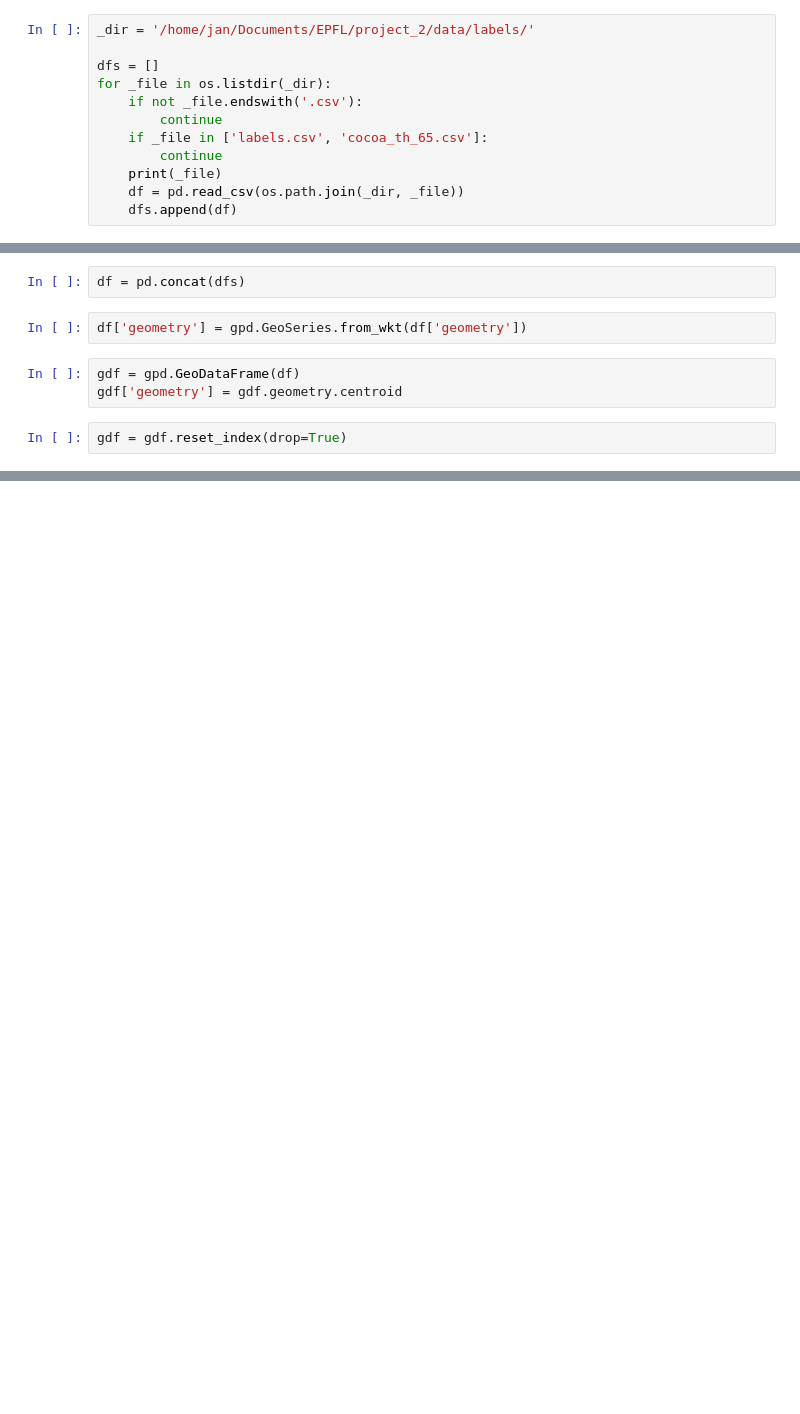
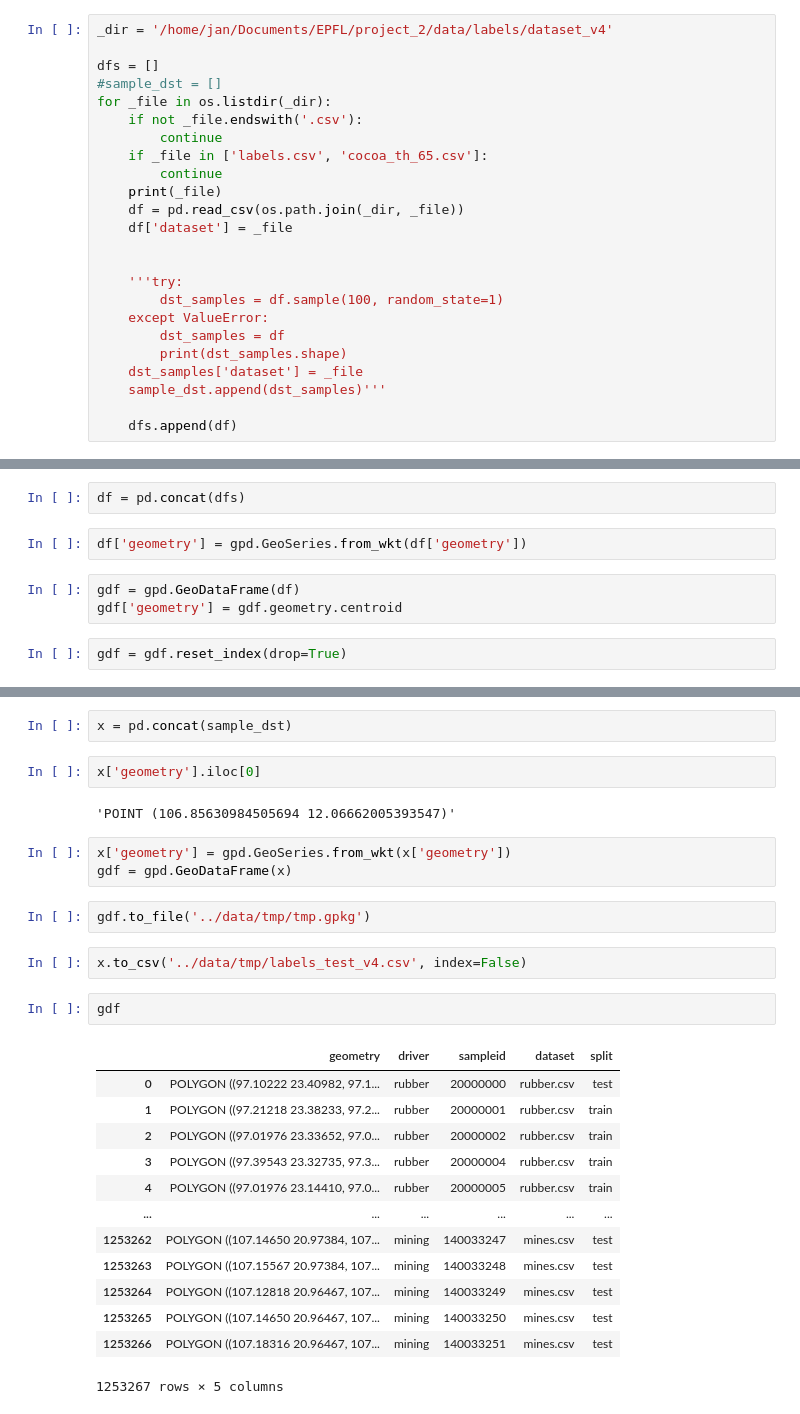
Before and after one commit to janpisl/location-encoding, a Jupyter notebook: notebooks/Merge examples from different datasets.ipynb, the cells around one changed output, grey strips where cells are left out. Drawn from its saved outputs; the diff is of its cells as text; blank space fills up the shorter version.

Commit message:
finishing preparations of dataset_v4

```diff
--- a/notebooks/Merge examples from different datasets.ipynb
+++ b/notebooks/Merge examples from different datasets.ipynb
@@ -12,7 +10,8 @@ _dir = '/home/jan/Documents/EPFL/project_2/data/labels/dataset_v3'
 # %%
-_dir = '/home/jan/Documents/EPFL/project_2/data/labels/'
+_dir = '/home/jan/Documents/EPFL/project_2/data/labels/dataset_v4'
 
 dfs = []
+#sample_dst = []
 for _file in os.listdir(_dir):
     if not _file.endswith('.csv'):
         continue
@@ -20,6 +19,17 @@ for _file in os.listdir(_dir):
         continue
     print(_file)
     df = pd.read_csv(os.path.join(_dir, _file))
+    df['dataset'] = _file
+
+
+    '''try:
+        dst_samples = df.sample(100, random_state=1)
+    except ValueError:
+        dst_samples = df
+        print(dst_samples.shape)
+    dst_samples['dataset'] = _file
+    sample_dst.append(dst_samples)'''
+
     dfs.append(df)
 # %% [output]
 rubber.csv
@@ -67,0 +125,29 @@ df = gdf
+# %%
+x = pd.concat(sample_dst)
+# %%
+x['geometry'].iloc[0]
+# %% [output]
+'POINT (106.85630984505694 12.06662005393547)'
+# %%
+x['geometry'] = gpd.GeoSeries.from_wkt(x['geometry'])
+gdf = gpd.GeoDataFrame(x)
+# %%
+gdf.to_file('../data/tmp/tmp.gpkg')
+# %%
+x.to_csv('../data/tmp/labels_test_v4.csv', index=False)
+# %%
+gdf
+# %% [output]
+|  | geometry | driver | sampleid | dataset | split |
+| 0 | POLYGON ((97.10222 23.40982, 97.1... | rubber | 20000000 | rubber.csv | test |
+| 1 | POLYGON ((97.21218 23.38233, 97.2... | rubber | 20000001 | rubber.csv | train |
+| 2 | POLYGON ((97.01976 23.33652, 97.0... | rubber | 20000002 | rubber.csv | train |
+| 3 | POLYGON ((97.39543 23.32735, 97.3... | rubber | 20000004 | rubber.csv | train |
+| 4 | POLYGON ((97.01976 23.14410, 97.0... | rubber | 20000005 | rubber.csv | train |
+| ... | ... | ... | ... | ... | ... |
+| 1253262 | POLYGON ((107.14650 20.97384, 107... | mining | 140033247 | mines.csv | test |
+| 1253263 | POLYGON ((107.15567 20.97384, 107... | mining | 140033248 | mines.csv | test |
+| 1253264 | POLYGON ((107.12818 20.96467, 107... | mining | 140033249 | mines.csv | test |
+| 1253265 | POLYGON ((107.14650 20.96467, 107... | mining | 140033250 | mines.csv | test |
+| 1253266 | POLYGON ((107.18316 20.96467, 107... | mining | 140033251 | mines.csv | test |
+1253267 rows × 5 columns
```
Also changed, not shown: parts of 57 cells of this notebook, 13 other files.
